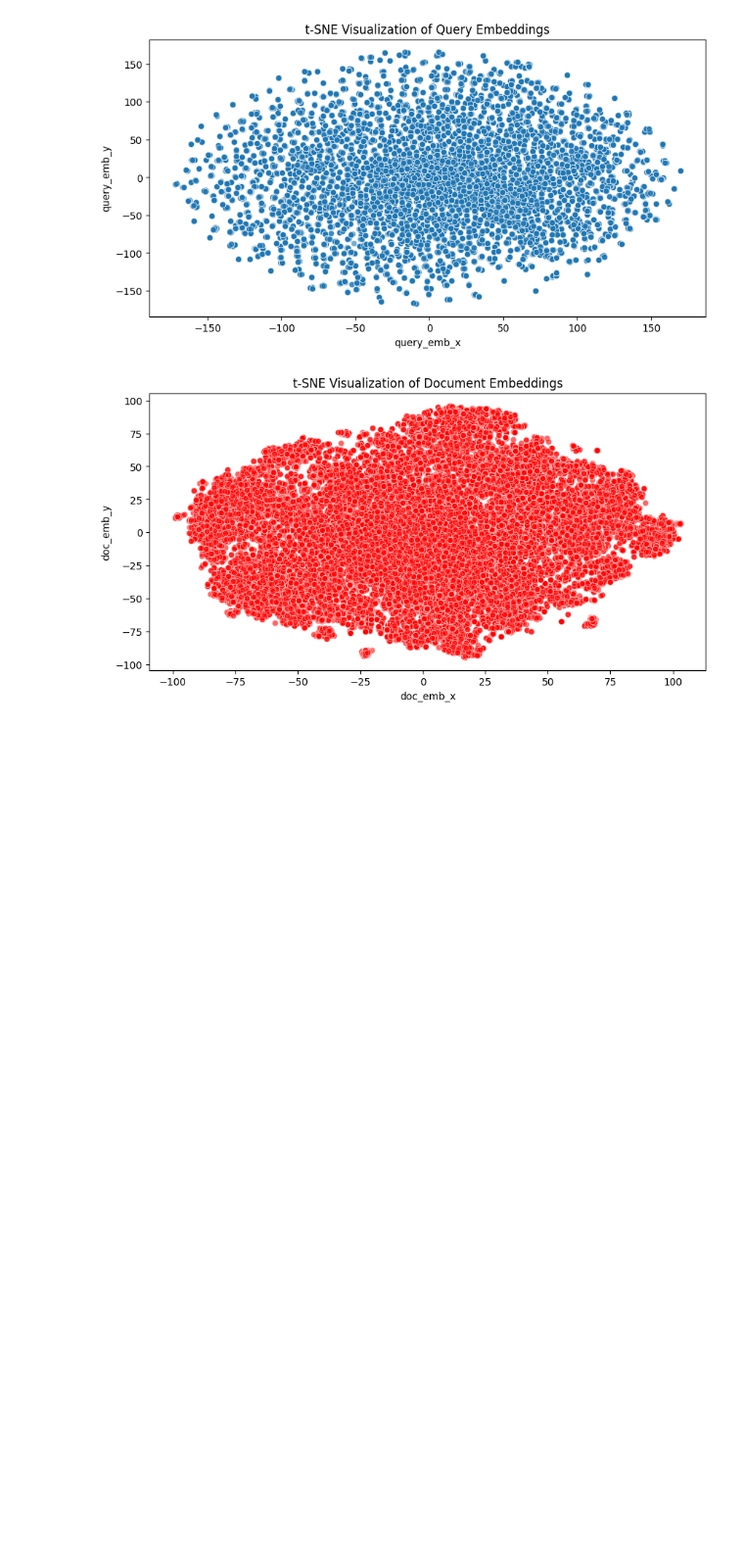
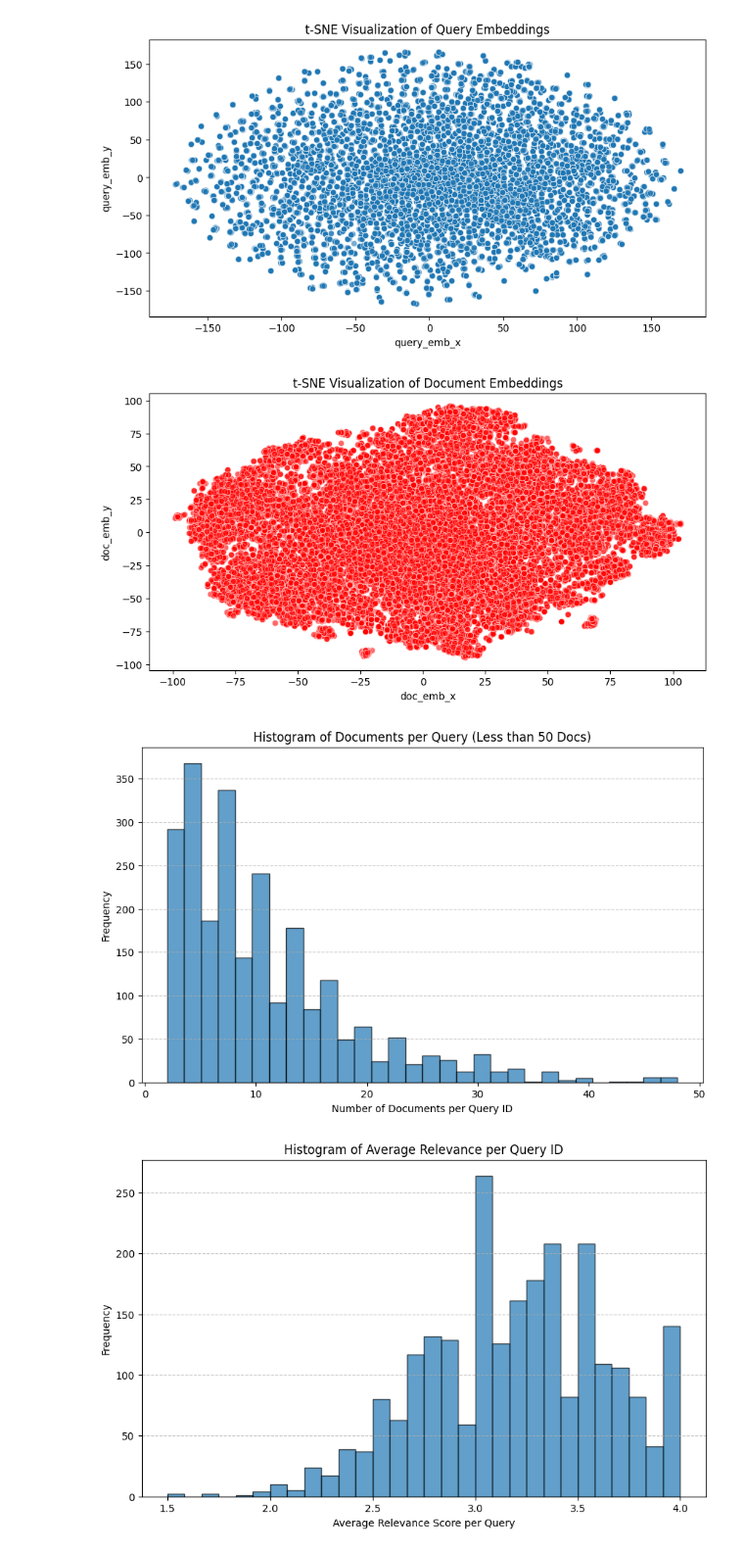
Before and after one commit to dsgt-arc/qclef-2025-clustering, a Jupyter notebook: 03-EDA.ipynb, the cells around one changed output. Shown: that part at 98% size. Drawn from its saved outputs; the diff is of its cells as text; code cells hidden in the pictures; blank space fills up the shorter version.

```diff
--- a/03-EDA.ipynb
+++ b/03-EDA.ipynb
@@ -70,3 +62,28 @@ plt.show()
 # %% [output]
 [figure]
 [figure]
+# %%
+doc_counts = train_df["query_id"].value_counts()
+
+filtered_doc_counts = doc_counts[doc_counts < 50]
+
+plt.figure(figsize=(10, 6))
+plt.hist(filtered_doc_counts, bins=30, edgecolor='black', alpha=0.7)
+plt.xlabel("Number of Documents per Query ID")
+plt.ylabel("Frequency")
+plt.title("Histogram of Documents per Query (Less than 50 Docs)")
+plt.grid(axis="y", linestyle="--", alpha=0.7)
+plt.show()
+
+avg_relevance_per_query = train_df.groupby("query_id")["relevance"].mean()
+
+plt.figure(figsize=(10, 6))
+plt.hist(avg_relevance_per_query, bins=30, edgecolor='black', alpha=0.7)
+plt.xlabel("Average Relevance Score per Query")
+plt.ylabel("Frequency")
+plt.title("Histogram of Average Relevance per Query ID")
+plt.grid(axis="y", linestyle="--", alpha=0.7)
+plt.show()
+# %% [output]
+[figure, added]
+[figure, added]
```
Also changed, not shown: parts of 5 cells of this notebook.
